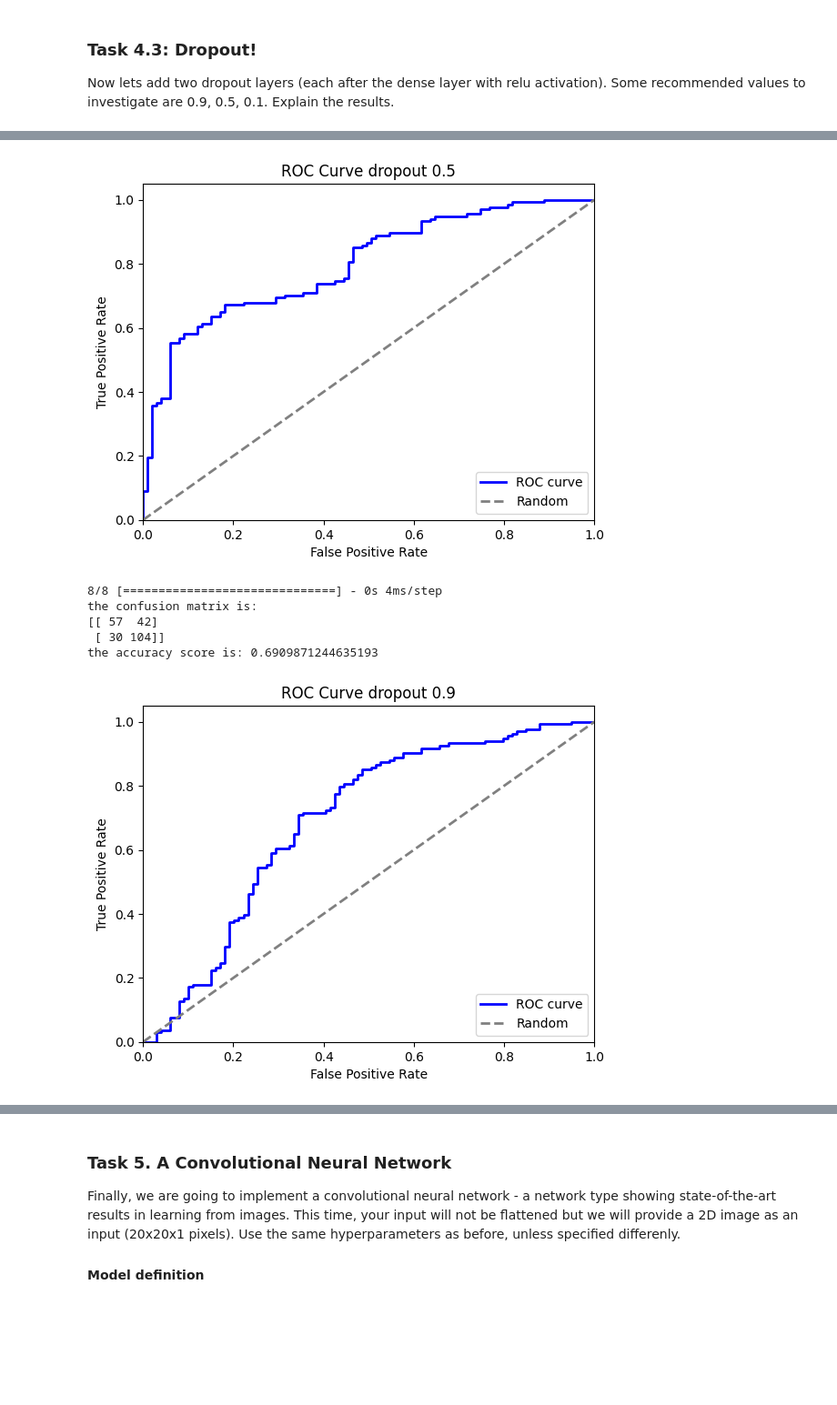
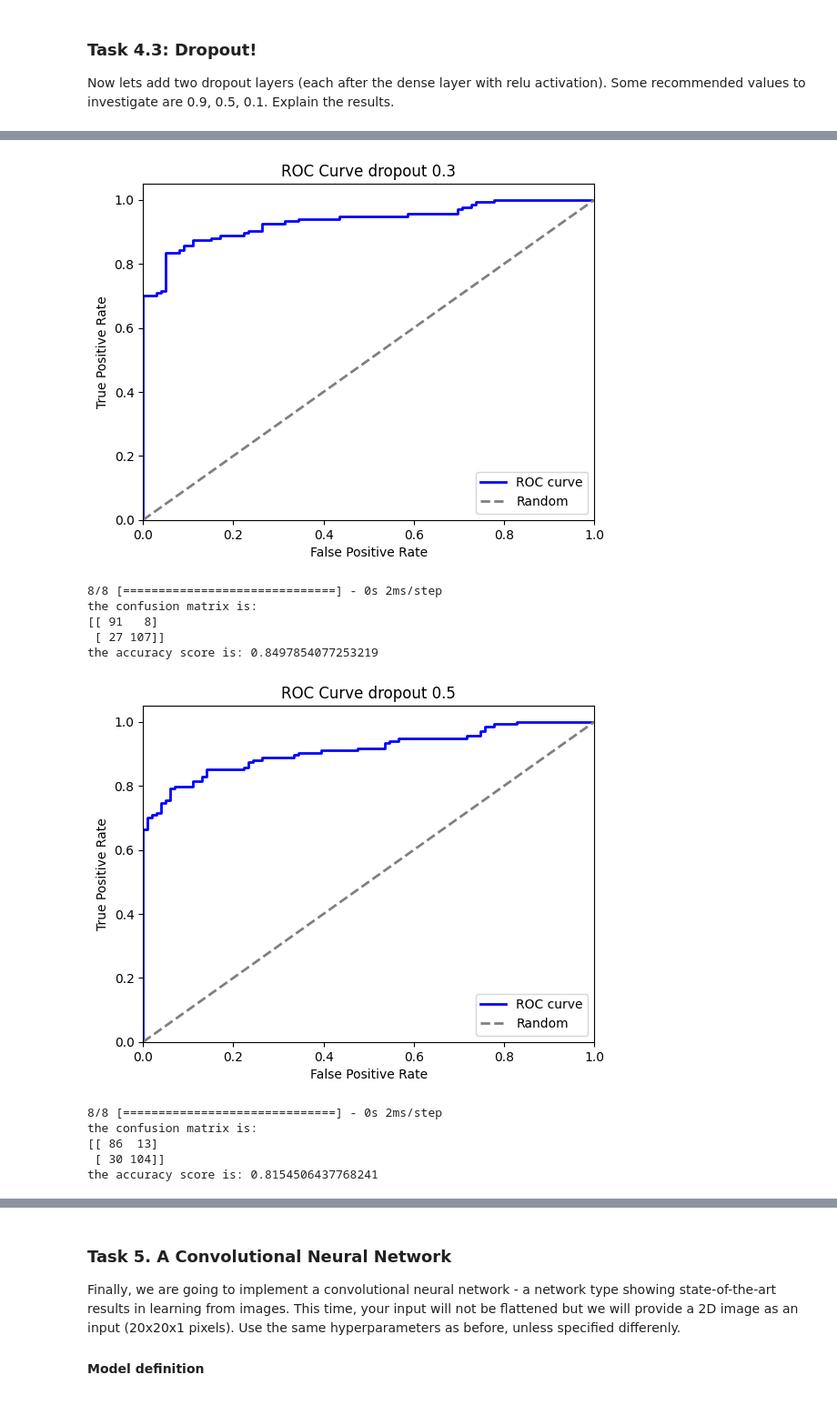
Before and after one commit to cesarz10/Health-Information, a Jupyter notebook: WPO-5/WPO5_AlineJacquart_CesarZapata_2024.ipynb, the cells around one changed output, grey strips where cells are left out. Shown at 91% size. Drawn from its saved outputs; the diff is of its cells as text; code cells hidden in the pictures; blank space fills up the shorter version.

```diff
--- a/WPO-5/WPO5_AlineJacquart_CesarZapata_2024.ipynb
+++ b/WPO-5/WPO5_AlineJacquart_CesarZapata_2024.ipynb
@@ -409,14 +419,14 @@ print(X.shape)
 model = keras.Sequential()
 
 model.add(keras.layers.Flatten(input_shape=(20, 20, 1)))
-model.add(keras.layers.Dense(2, activation='softmax')) # is the output the number of categories (positive and negative for nodules)?
-model.compile(optimizer = keras.optimizers.SGD(learning_rate=1e-4), loss='categorical_crossentropy', metrics='accuracy', )
+model.add(keras.layers.Dense(2, activation='softmax'))
+model.compile(optimizer = keras.optimizers.SGD(learning_rate=1e-2), loss='categorical_crossentropy', metrics='accuracy', )
 wandb.init(project='WPO 5')
 
-model.fit(X, Y_train, epochs = 20, callbacks=[WandbMetricsLogger()], batch_size=8)
+model.fit(X, Y_train, epochs = 20, callbacks=[WandbMetricsLogger()], batch_size=12)
 model.summary()
 # To automatically integrate wandb in your Keras model.fit function,
 
-history = model.fit(X, Y_train, epochs=20, validation_data=(X_val, Y_test), callbacks=[WandbMetricsLogger()], batch_size=8)
+history = model.fit(X, Y_train, epochs=20, validation_data=(X_val, Y_test), callbacks=[WandbMetricsLogger()], batch_size=12)
 # %% [output]
 (2092, 20, 20, 1)
@@ -469,7 +480,7 @@ Explain these graphs and the ROC curve. What role does the decision threshold pl
 
 from sklearn.metrics import confusion_matrix, accuracy_score, roc_curve
 
-def perfomance_assessing(model, X_val, Y_test, GT_labels, name):
+def perfomance_assessing(model, X_val, Y_test, name):
     # Predict the class probabilities for the validation set
     y_pred_proba = model.predict(X_val)
     # transform your predicted and GT labels
@@ -500,5 +511,5 @@ def perfomance_assessing(model, X_val, Y_test, GT_labels, name):
 
     return confusion, accuracy, (fpr, tpr, thresholds)
 
-confusion_matrix_model, accuracy_model, (fpr, tpr, thresholds) = perfomance_assessing(model, X_val, Y_test, Y_labels, '1 layer')
+confusion_matrix_model, accuracy_model, (fpr, tpr, thresholds) = perfomance_assessing(model, X_val, Y_test, '1 layer')
 # %% [output]
@@ -611,17 +626,17 @@ Let's try the same network but using RELU instead of sigmoid now.
 # %%
 # Code for Part 2: Task 4.2
 modelRELU = keras.Sequential()
-#[ ]
+
 modelRELU.add(keras.layers.Flatten(input_shape=(20, 20, 1)))
 modelRELU.add(keras.layers.Dense(80, activation='relu'))
 modelRELU.add(keras.layers.Dense(40, activation='relu'))
 modelRELU.add(keras.layers.Dense(2, activation='softmax'))
-# model.compile(optimizer='sgd', loss='categorical_crossentropy', metrics='accuracy')
-modelRELU.compile(optimizer = keras.optimizers.SGD(learning_rate=1e-4), loss='categorical_crossentropy', metrics='accuracy')
+
+modelRELU.compile(optimizer = keras.optimizers.SGD(learning_rate=1e-2), loss='categorical_crossentropy', metrics='accuracy')
 wandb.init(project='WPO 5 task 4.2')
-modelRELU.fit(X, Y_train, epochs = 20, callbacks=[WandbMetricsLogger()], batch_size=8)
+modelRELU.fit(X, Y_train, epochs = 20, callbacks=[WandbMetricsLogger()], batch_size=24)
 modelRELU.summary()
 # To automatically integrate wandb in your Keras model.fit function,
-#model.fit(X_train, Y_train, epochs = 10)
-history = modelRELU.fit(X, Y_train, epochs=20, validation_data=(X_val, Y_test), callbacks=[WandbMetricsLogger()], batch_size=8)
+
+history = modelRELU.fit(X, Y_train, epochs=20, validation_data=(X_val, Y_test), callbacks=[WandbMetricsLogger()], batch_size=24)
 # %% [output]
@@ -655,14 +706,16 @@ def create_dropout_model(rate):
   modelDropout.add(keras.layers.Dropout(rate))
   modelDropout.add(keras.layers.Dense(2, activation='softmax'))
 
-  modelDropout.compile(optimizer = keras.optimizers.SGD(learning_rate=1e-4), loss='categorical_crossentropy', metrics='accuracy')
+  modelDropout.compile(optimizer = keras.optimizers.SGD(learning_rate=1e-2), loss='categorical_crossentropy', metrics='accuracy')
   wandb.init(project='WPO 5 task 4.3')
-  modelDropout.fit(X, Y_train, epochs = 20, callbacks=[WandbMetricsLogger()], batch_size=8)
+  modelDropout.fit(X, Y_train, epochs = 20, callbacks=[WandbMetricsLogger()], batch_size=24)
   modelDropout.summary()
 
   return modelDropout
 
 model_dropout_01 = create_dropout_model(0.1)
+model_dropout_03 = create_dropout_model(0.3)
 model_dropout_05 = create_dropout_model(0.5)
+model_dropout_07 = create_dropout_model(0.7)
 model_dropout_09 = create_dropout_model(0.9)
 # %% [output]
@@ -693,5 +746,7 @@ View project at https://wandb.ai/health-info/WPO%205%20task%204.3
 # %%
-confusion_matrix_model_dropout_01, accuracy_model_dropout_01, (fpr, tpr, thresholds) = perfomance_assessing(model_dropout_01, X_val, Y_test, Y_labels, 'dropout 0.1')
-confusion_matrix_model_dropout_05, accuracy_model_dropout_05, (fpr, tpr, thresholds) = perfomance_assessing(model_dropout_05, X_val, Y_test, Y_labels, 'dropout 0.5')
-confusion_matrix_model_dropout_09, accuracy_model_dropout_09, (fpr, tpr, thresholds) = perfomance_assessing(model_dropout_09, X_val, Y_test, Y_labels, 'dropout 0.9')
+confusion_matrix_model_dropout_01, accuracy_model_dropout_01, (fpr, tpr, thresholds) = perfomance_assessing(model_dropout_01, X_val, Y_test, 'dropout 0.1')
+confusion_matrix_model_dropout_03, accuracy_model_dropout_03, (fpr, tpr, thresholds) = perfomance_assessing(model_dropout_03, X_val, Y_test, 'dropout 0.3')
+confusion_matrix_model_dropout_05, accuracy_model_dropout_05, (fpr, tpr, thresholds) = perfomance_assessing(model_dropout_05, X_val, Y_test, 'dropout 0.5')
+confusion_matrix_model_dropout_07, accuracy_model_dropout_07, (fpr, tpr, thresholds) = perfomance_assessing(model_dropout_07, X_val, Y_test, 'dropout 0.7')
+confusion_matrix_model_dropout_09, accuracy_model_dropout_09, (fpr, tpr, thresholds) = perfomance_assessing(model_dropout_09, X_val, Y_test, 'dropout 0.9')
 # %% [output]
@@ -709,7 +764,12 @@ the accuracy score is: 0.463519313304721
-[figure, old version]
+[figure, new version]
-8/8 [==============================] - 0s 4ms/step
+8/8 [==============================] - 0s 2ms/step
 the confusion matrix is:
-[[ 57  42]
- [ 30 104]]
-the accuracy score is: 0.6909871244635193
+[[ 91   8]
+ [ 27 107]]
+the accuracy score is: 0.8497854077253219
-[figure, old version]
+[figure, new version]
+8/8 [==============================] - 0s 2ms/step
+the confusion matrix is:
+[[ 86  13]
+ [ 30 104]]
+the accuracy score is: 0.8154506437768241
```
Also changed, not shown: parts of 16 cells of this notebook, 2 other files.
